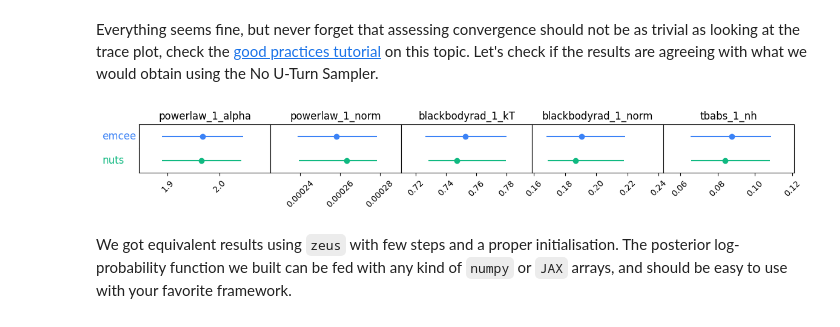
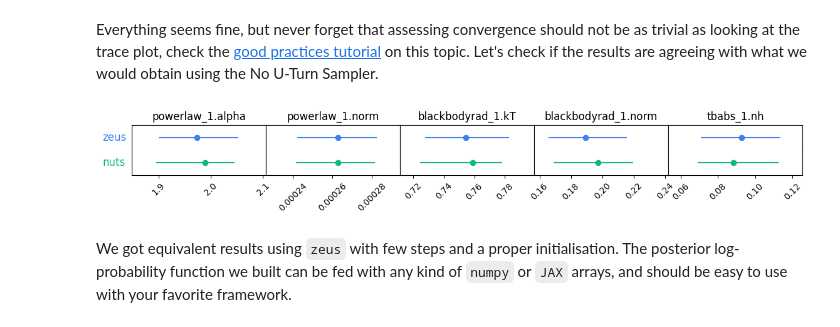
Before and after one commit to ckazantsev/jaxspec, a Jupyter notebook: docs/examples/external_samplers.ipynb, the cells around one changed output. Drawn from its saved outputs; the diff is of its cells as text; code cells hidden in the pictures.

```diff
--- a/docs/examples/external_samplers.ipynb
+++ b/docs/examples/external_samplers.ipynb
@@ -80,21 +80,21 @@ result = MCMCFitter(spectral_model, prior, ulx_observations).fit()
 # %%
 from chainconsumer import ChainConsumer, Chain, PlotConfig
 
-chain_emcee = Chain.from_emcee(sampler, bayesian_model.parameter_names, "emcee")
+chain_emcee = Chain.from_emcee(sampler, [name.split(".", maxsplit=1)[1] for name in bayesian_model.parameter_names], "zeus")
 chain_nuts = result.to_chain("nuts")
 
 cc = ChainConsumer()
 cc.set_plot_config(PlotConfig())
 cc.add_chain(chain_emcee)
 cc.add_chain(chain_nuts)
 
 cc.plotter.plot_summary(errorbar=True, figsize=0.8)
 
 for ax in plt.gcf().get_axes():
     ax.tick_params(axis='x', labelrotation=45)
 
 plt.show()
 # %% [output]
-[figure, old version]
+[figure, new version]
 # %% [markdown]
 We got equivalent results using `zeus` with few steps and a proper initialisation. The posterior log-probability function we built can be fed with any kind of `numpy` or `JAX` arrays, and should be easy to use with your favorite framework.
```
Also changed, not shown: parts of 1 cell of this notebook, 8 other files.
